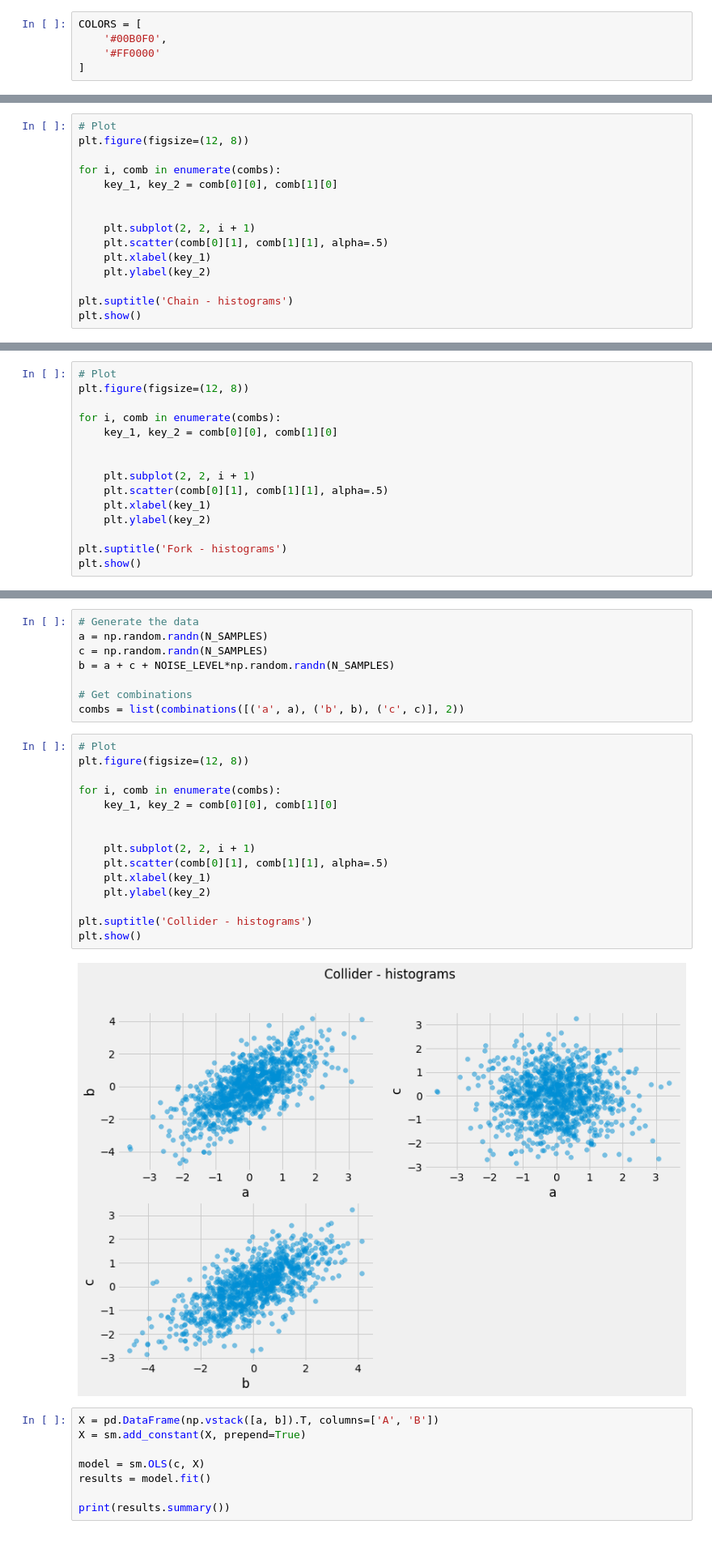
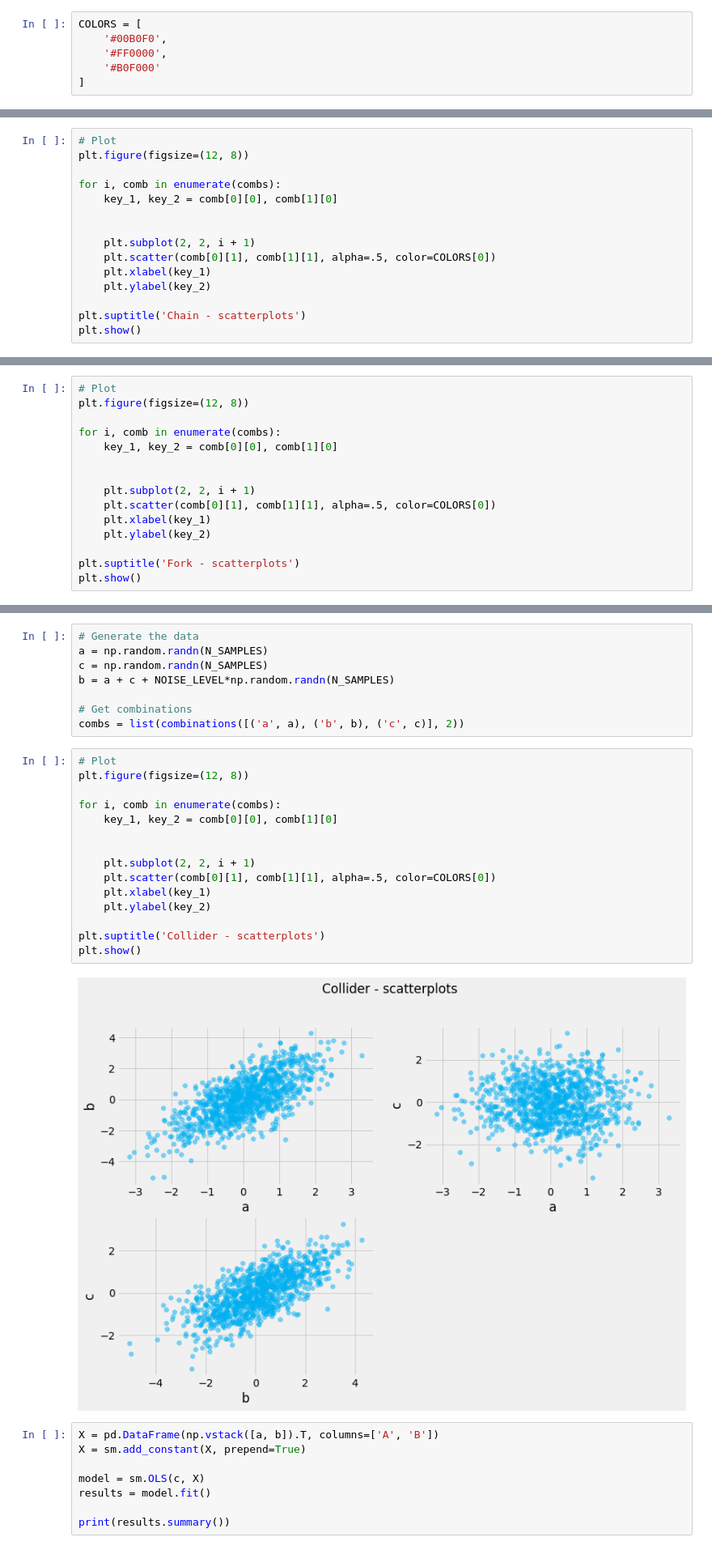
Before and after one commit to PacktPublishing/Causal-Inference-and-Discovery-in-Python, a Jupyter notebook: Chapter_05.ipynb, the cells around one changed output, grey strips where cells are left out. Shown at 81% size. Cells and saved outputs as stored; diff of their text form.

```diff
--- a/Chapter_05.ipynb
+++ b/Chapter_05.ipynb
@@ -13,7 +13,8 @@ import graphviz
 # %%
 COLORS = [
     '#00B0F0',
-    '#FF0000'
+    '#FF0000',
+    '#B0F000'
 ]
 # %% [markdown]
 # Chapter 05
@@ -93,10 +94,10 @@ for i, comb in enumerate(combs):
 
 
     plt.subplot(2, 2, i + 1)
-    plt.scatter(comb[0][1], comb[1][1], alpha=.5)
+    plt.scatter(comb[0][1], comb[1][1], alpha=.5, color=COLORS[0])
     plt.xlabel(key_1)
     plt.ylabel(key_2)
 
-plt.suptitle('Chain - histograms')
+plt.suptitle('Chain - scatterplots')
 plt.show()
 # %% [output]
@@ -162,10 +163,10 @@ for i, comb in enumerate(combs):
 
 
     plt.subplot(2, 2, i + 1)
-    plt.scatter(comb[0][1], comb[1][1], alpha=.5)
+    plt.scatter(comb[0][1], comb[1][1], alpha=.5, color=COLORS[0])
     plt.xlabel(key_1)
     plt.ylabel(key_2)
 
-plt.suptitle('Fork - histograms')
+plt.suptitle('Fork - scatterplots')
 plt.show()
 # %% [output]
@@ -225,20 +226,20 @@ combs = list(combinations([('a', a), ('b', b), ('c', c)], 2))
 # %%
 # Plot
 plt.figure(figsize=(12, 8))
 
 for i, comb in enumerate(combs):
     key_1, key_2 = comb[0][0], comb[1][0]
 
 
     plt.subplot(2, 2, i + 1)
-    plt.scatter(comb[0][1], comb[1][1], alpha=.5)
+    plt.scatter(comb[0][1], comb[1][1], alpha=.5, color=COLORS[0])
     plt.xlabel(key_1)
     plt.ylabel(key_2)
 
-plt.suptitle('Collider - histograms')
+plt.suptitle('Collider - scatterplots')
 plt.show()
 # %% [output]
-[figure, old version]
+[figure, new version]
 # %%
 X = pd.DataFrame(np.vstack([a, b]).T, columns=['A', 'B'])
 X = sm.add_constant(X, prepend=True)
```
Also changed, not shown: parts of 2 cells of this notebook.
